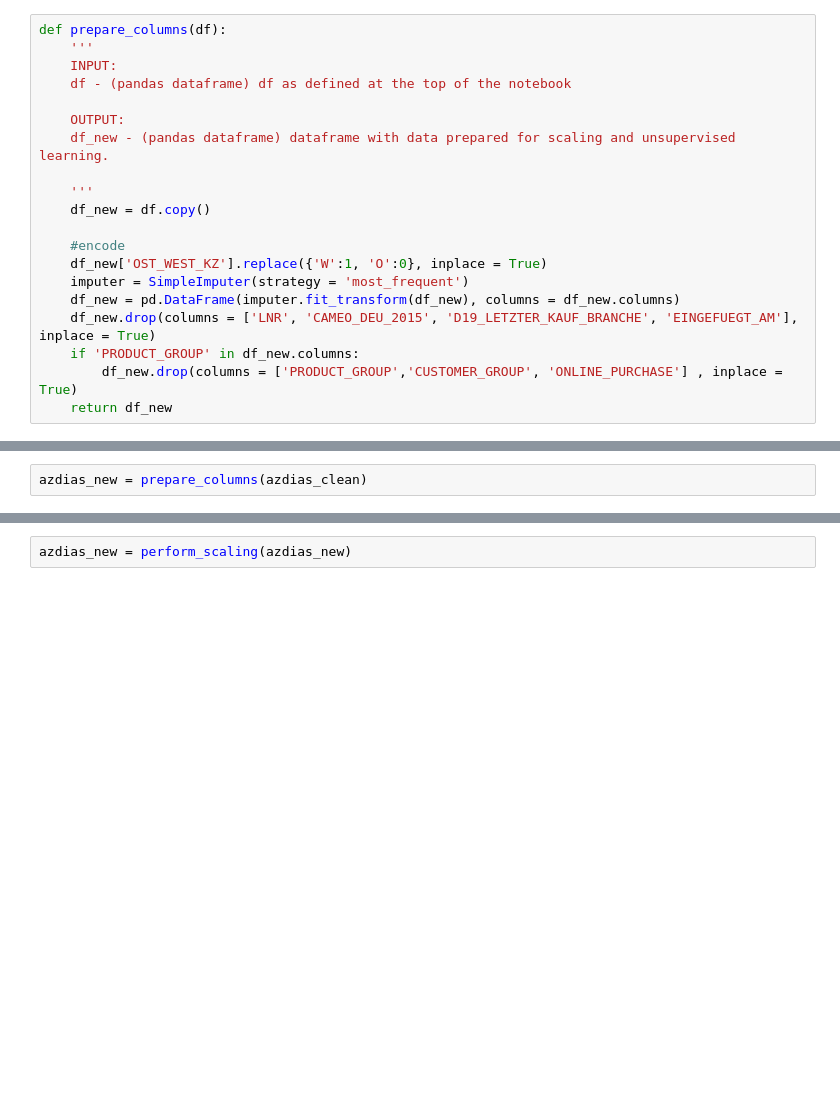
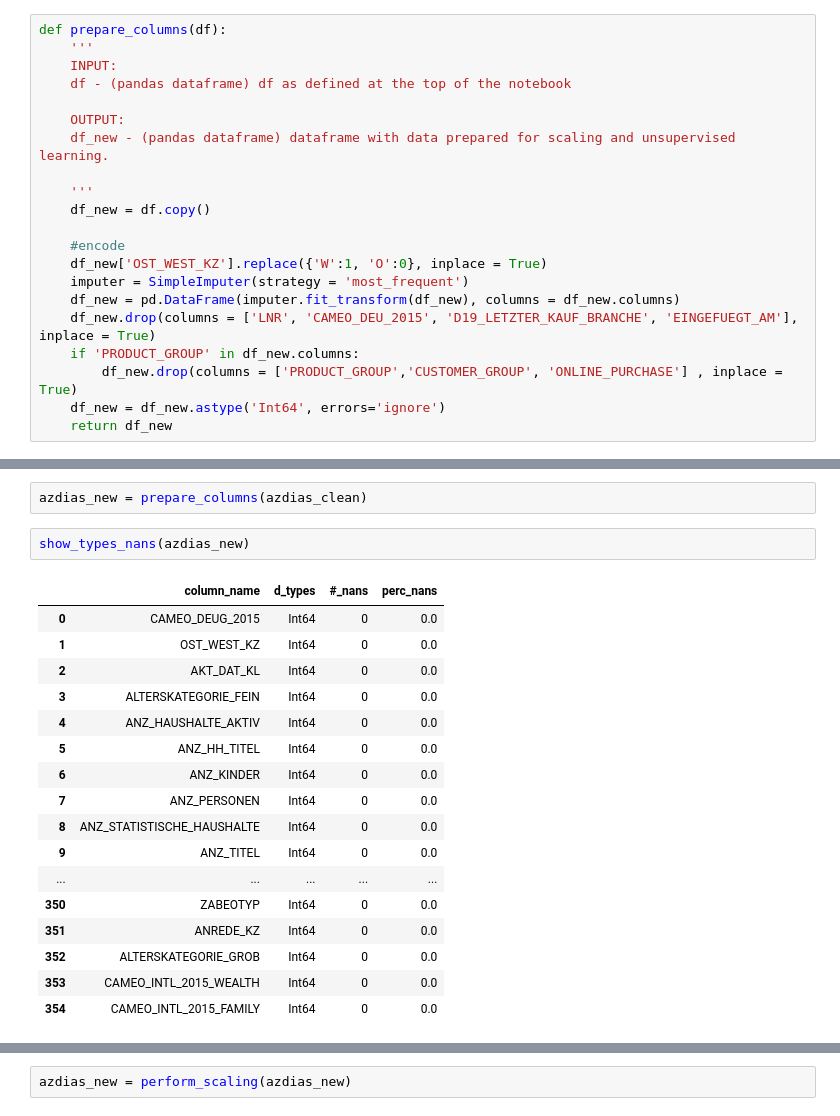
Before and after one commit to the-m8/Travelling_to_Seattle_Accomodations, a Jupyter notebook: Project_4/Arvato Project Workbook.ipynb, the cells around one changed output, grey strips where cells are left out. Saved outputs shown, nothing was run; the diff lists cells and outputs as text; blank space fills up the shorter version.

```diff
--- a/Project_4/Arvato Project Workbook.ipynb
+++ b/Project_4/Arvato Project Workbook.ipynb
@@ -657,6 +658,7 @@ def prepare_columns(df):
     df_new.drop(columns = ['LNR', 'CAMEO_DEU_2015', 'D19_LETZTER_KAUF_BRANCHE', 'EINGEFUEGT_AM'], inplace = True)
     if 'PRODUCT_GROUP' in df_new.columns:
         df_new.drop(columns = ['PRODUCT_GROUP','CUSTOMER_GROUP', 'ONLINE_PURCHASE'] , inplace = True)
+    df_new = df_new.astype('Int64', errors='ignore')
     return df_new
 # %%
 def perform_scaling(df):
@@ -676,3 +678,23 @@ def perform_scaling(df):
     return df_scaled
 # %%
 azdias_new = prepare_columns(azdias_clean)
+# %%
+show_types_nans(azdias_new)
+# %% [output]
+|  | column_name | d_types | #_nans | perc_nans |
+| 0 | CAMEO_DEUG_2015 | Int64 | 0 | 0.0 |
+| 1 | OST_WEST_KZ | Int64 | 0 | 0.0 |
+| 2 | AKT_DAT_KL | Int64 | 0 | 0.0 |
+| 3 | ALTERSKATEGORIE_FEIN | Int64 | 0 | 0.0 |
+| 4 | ANZ_HAUSHALTE_AKTIV | Int64 | 0 | 0.0 |
+| 5 | ANZ_HH_TITEL | Int64 | 0 | 0.0 |
+| 6 | ANZ_KINDER | Int64 | 0 | 0.0 |
+| 7 | ANZ_PERSONEN | Int64 | 0 | 0.0 |
+| 8 | ANZ_STATISTISCHE_HAUSHALTE | Int64 | 0 | 0.0 |
+| 9 | ANZ_TITEL | Int64 | 0 | 0.0 |
+| ... | ... | ... | ... | ... |
+| 350 | ZABEOTYP | Int64 | 0 | 0.0 |
+| 351 | ANREDE_KZ | Int64 | 0 | 0.0 |
+| 352 | ALTERSKATEGORIE_GROB | Int64 | 0 | 0.0 |
+| 353 | CAMEO_INTL_2015_WEALTH | Int64 | 0 | 0.0 |
+| 354 | CAMEO_INTL_2015_FAMILY | Int64 | 0 | 0.0 |
```
Also changed, not shown: parts of 67 cells of this notebook.
